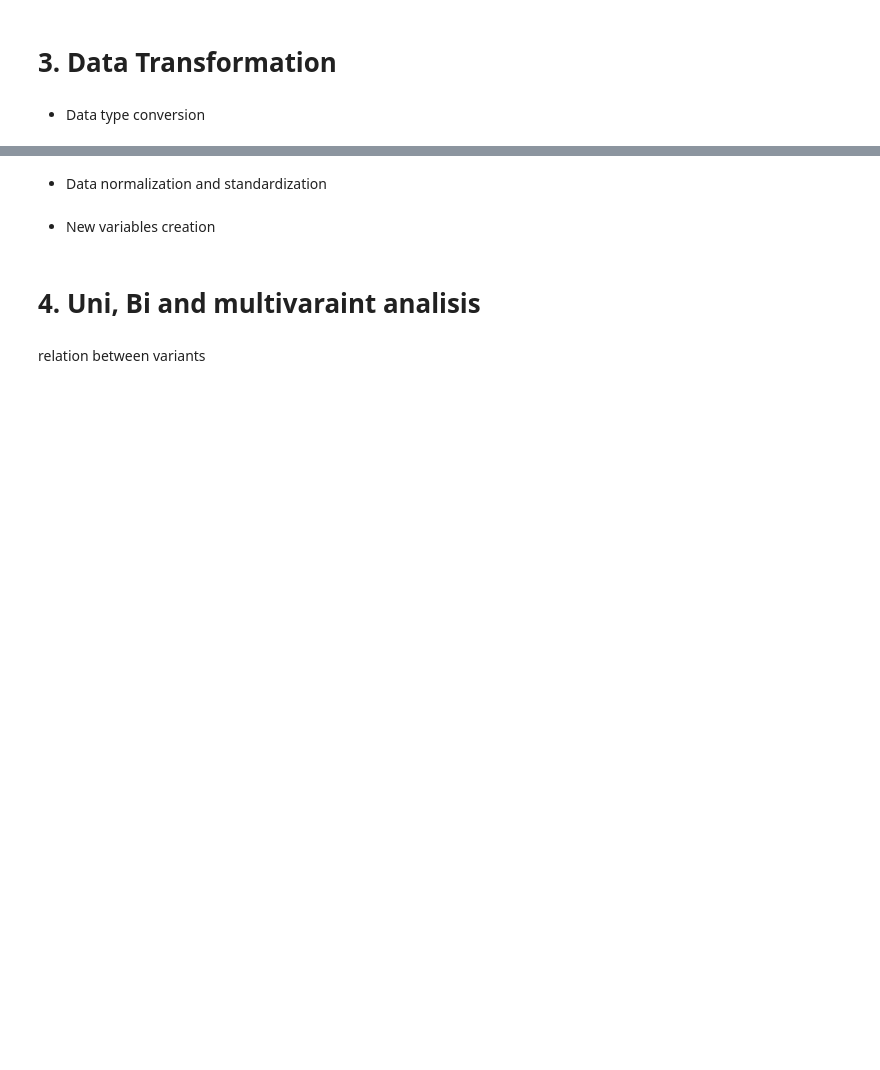
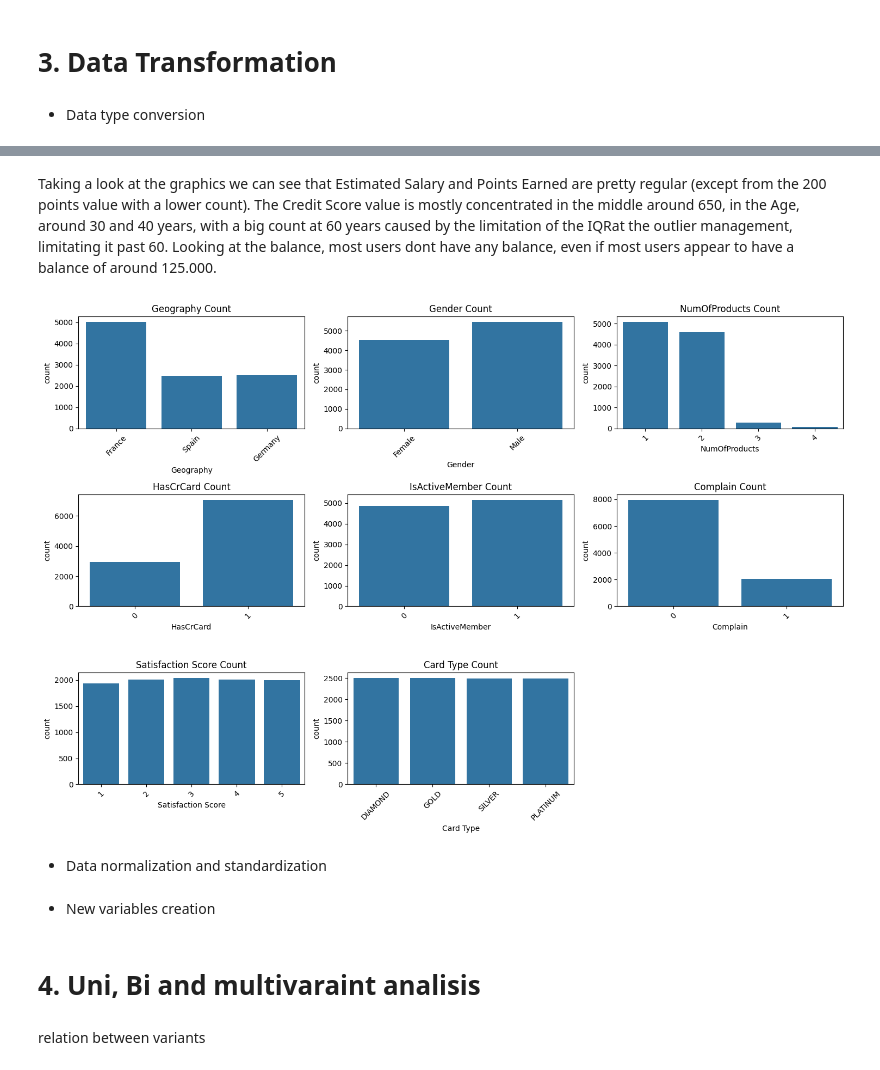
Before and after one commit to MateoPerezSuarez/Bank-Churn-Project, a Jupyter notebook: EDA_process.ipynb, the cells around one changed output, grey strips where cells are left out. Cells and saved outputs as stored; diff of their text form; code cells hidden in the pictures; blank space fills up the shorter version.

Commit message:
falta categorical

```diff
--- a/EDA_process.ipynb
+++ b/EDA_process.ipynb
@@ -180,3 +271,20 @@ sigo luego
+# %% [markdown]
+Taking a look at the graphics we can see that Estimated Salary and Points Earned are pretty regular (except from the 200 points value with a lower count).
+The Credit Score value is mostly concentrated in the middle around 650, in the Age, around 30 and 40 years, with a big count at 60 years caused by the limitation of the IQRat the outlier management, limitating it past 60. Looking at the balance, most users dont have any balance, even if most users appear to have a balance of around 125.000.
+# %%
+categorical_columns = ["Geography", "Gender", "NumOfProducts", "HasCrCard", "IsActiveMember", "Complain", "Satisfaction Score", "Card Type"]
+
+plt.figure(figsize=(15, 10))
+for i, column in enumerate(categorical_columns, 1):
+    plt.subplot(3, 3, i)
+    sns.countplot(x=data[column])
+    plt.title(f'{column} Count')
+    plt.xticks(rotation=45)
+
+plt.tight_layout()
+plt.show()
+# %% [output]
+[figure, added]
 # %% [markdown]
 - Data normalization and standardization
 # %%
```
Also changed, not shown: parts of 27 cells of this notebook.
